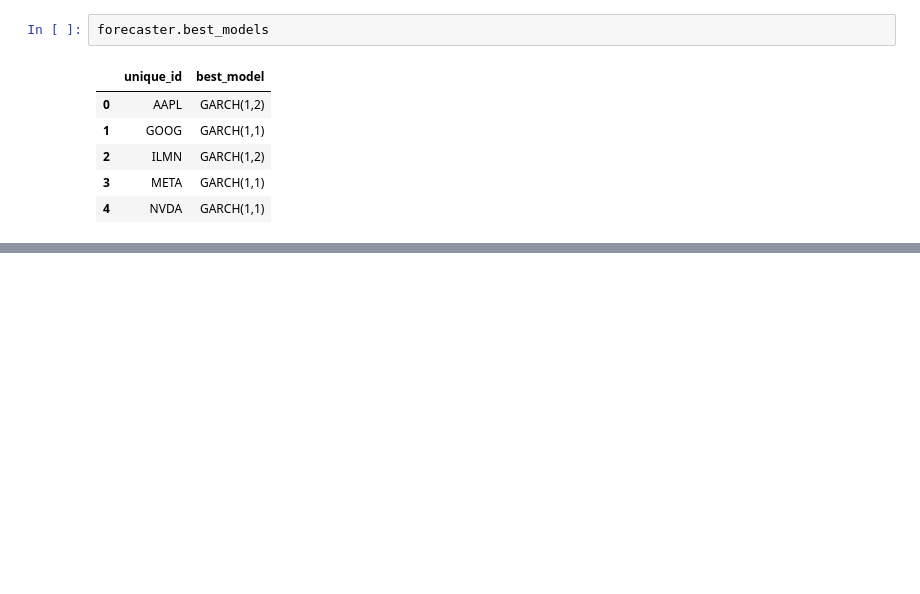
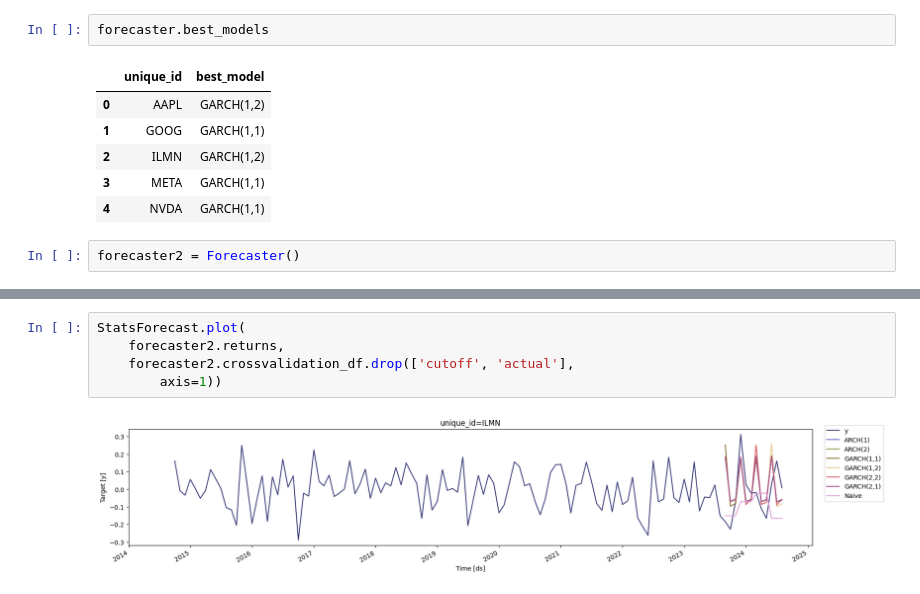
Before and after one commit to tituslhy/TheMarginCall, a Jupyter notebook: notebooks/tsa.ipynb, the cells around one changed output, grey strips where cells are left out. Cells and saved outputs as stored; diff of their text form; blank space fills up the shorter version.

Commit message:
refactored forecasting capabilities

```diff
--- a/notebooks/tsa.ipynb
+++ b/notebooks/tsa.ipynb
@@ -478,3 +495,5 @@ forecaster.best_models
 | 2 | ILMN | GARCH(1,2) |
 | 3 | META | GARCH(1,1) |
 | 4 | NVDA | GARCH(1,1) |
+# %%
+forecaster2 = Forecaster()
@@ -480,0 +514,7 @@ forecaster.best_models
+# %%
+StatsForecast.plot(
+    forecaster2.returns,
+    forecaster2.crossvalidation_df.drop(['cutoff', 'actual'],
+        axis=1))
+# %% [output]
+[figure, added]
```
Also changed, not shown: parts of 5 cells of this notebook, 2 other files.
